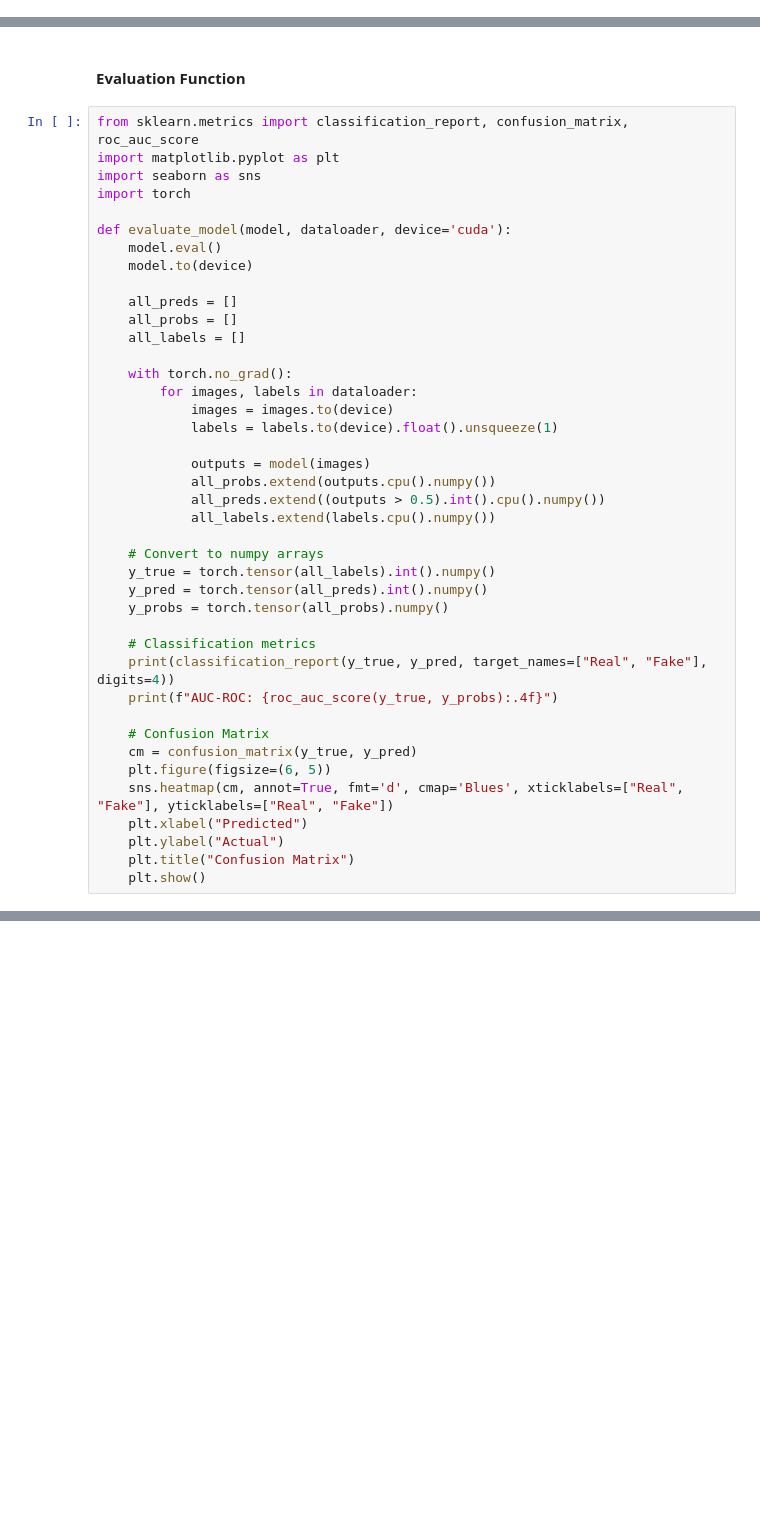
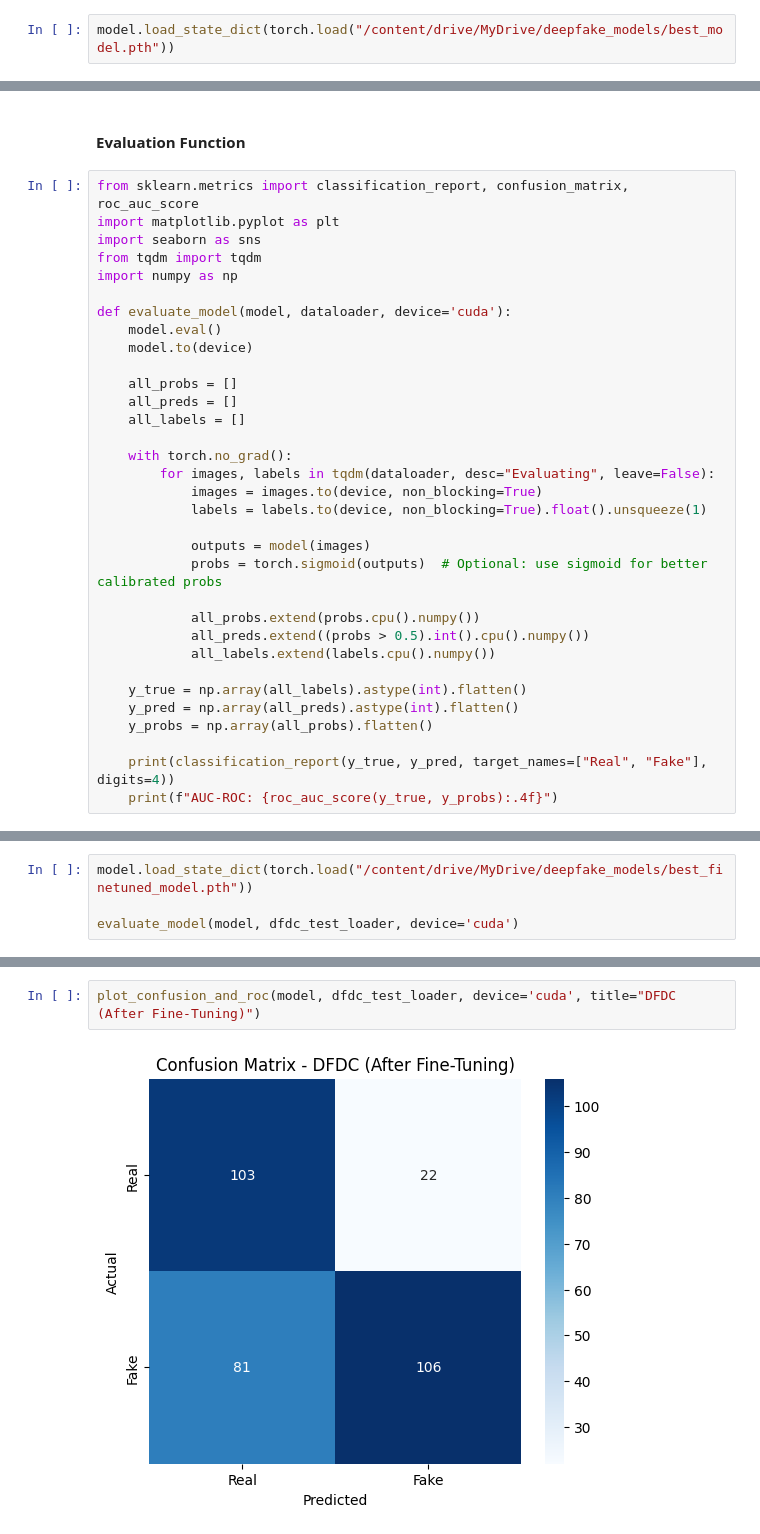
Before and after one commit to h-razu/deepfake-detection, a Jupyter notebook: deepfake_detection_notebook.ipynb, the cells around one changed output, grey strips where cells are left out. Saved outputs shown, nothing was run; the diff lists cells and outputs as text; blank space fills up the shorter version.

```diff
--- a/deepfake_detection_notebook.ipynb
+++ b/deepfake_detection_notebook.ipynb
@@ -2424,0 +2409,2 @@ Validation Loss: 0.1199 | Acc: 0.9595 | Prec: 0.9613 | Rec: 0.9716 | F1: 0.9664
+# %%
+model.load_state_dict(torch.load("/content/drive/MyDrive/deepfake_models/best_model.pth"))
@@ -2428,40 +2416,32 @@ Validation Loss: 0.1199 | Acc: 0.9595 | Prec: 0.9613 | Rec: 0.9716 | F1: 0.9664
 from sklearn.metrics import classification_report, confusion_matrix, roc_auc_score
 import matplotlib.pyplot as plt
 import seaborn as sns
-import torch
+from tqdm import tqdm
+import numpy as np
 
 def evaluate_model(model, dataloader, device='cuda'):
     model.eval()
     model.to(device)
 
+    all_probs = []
     all_preds = []
-    all_probs = []
     all_labels = []
 
     with torch.no_grad():
-        for images, labels in dataloader:
-            images = images.to(device)
-            labels = labels.to(device).float().unsqueeze(1)
+        for images, labels in tqdm(dataloader, desc="Evaluating", leave=False):
+            images = images.to(device, non_blocking=True)
+            labels = labels.to(device, non_blocking=True).float().unsqueeze(1)
 
             outputs = model(images)
-            all_probs.extend(outputs.cpu().numpy())
-            all_preds.extend((outputs > 0.5).int().cpu().numpy())
+            probs = torch.sigmoid(outputs)  # Optional: use sigmoid for better calibrated probs
+
+            all_probs.extend(probs.cpu().numpy())
+            all_preds.extend((probs > 0.5).int().cpu().numpy())
             all_labels.extend(labels.cpu().numpy())
 
-    # Convert to numpy arrays
-    y_true = torch.tensor(all_labels).int().numpy()
-    y_pred = torch.tensor(all_preds).int().numpy()
-    y_probs = torch.tensor(all_probs).numpy()
+    y_true = np.array(all_labels).astype(int).flatten()
+    y_pred = np.array(all_preds).astype(int).flatten()
+    y_probs = np.array(all_probs).flatten()
 
-    # Classification metrics
     print(classification_report(y_true, y_pred, target_names=["Real", "Fake"], digits=4))
     print(f"AUC-ROC: {roc_auc_score(y_true, y_probs):.4f}")
-
-    # Confusion Matrix
-    cm = confusion_matrix(y_true, y_pred)
-    plt.figure(figsize=(6, 5))
-    sns.heatmap(cm, annot=True, fmt='d', cmap='Blues', xticklabels=["Real", "Fake"], yticklabels=["Real", "Fake"])
-    plt.xlabel("Predicted")
-    plt.ylabel("Actual")
-    plt.title("Confusion Matrix")
-    plt.show()
@@ -2569,0 +2779,4 @@ AUC-ROC: 0.6869
+# %%
+model.load_state_dict(torch.load("/content/drive/MyDrive/deepfake_models/best_finetuned_model.pth"))
+
+evaluate_model(model, dfdc_test_loader, device='cuda')
@@ -2569,0 +2794,4 @@ AUC-ROC: 0.6869
+# %%
+plot_confusion_and_roc(model, dfdc_test_loader, device='cuda', title="DFDC (After Fine-Tuning)")
+# %% [output]
+[figure, added]
```
Also changed, not shown: parts of 20 cells of this notebook.
